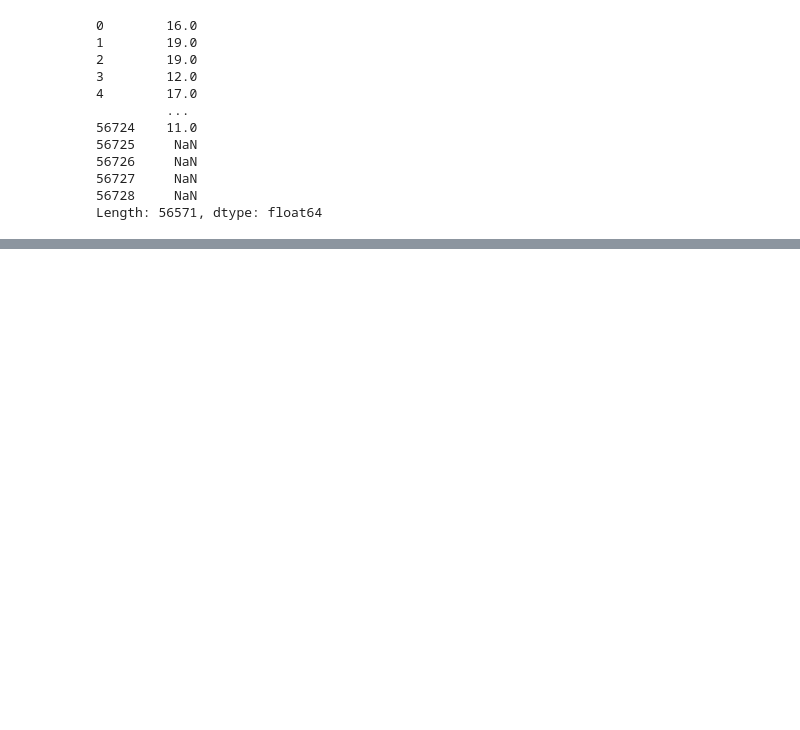
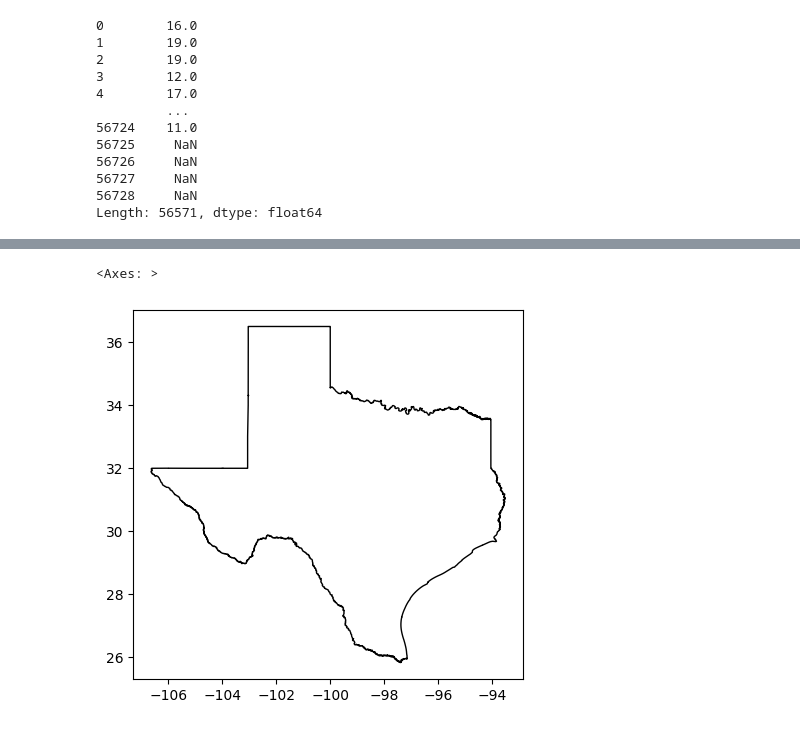
Before and after one commit to shaseevarajan/GIS-Apps-in-Engineering, a Jupyter notebook: Shaseevarajan Sivanantharajah/Assignment 4.ipynb, the cells around one changed output, grey strips where cells are left out. Cells and saved outputs as stored; diff of their text form; code cells hidden in the pictures; blank space fills up the shorter version.

```diff
--- a/Shaseevarajan Sivanantharajah/Assignment 4.ipynb
+++ b/Shaseevarajan Sivanantharajah/Assignment 4.ipynb
@@ -308,3 +396,8 @@ txdis.plot()
+# %%
+txdis.plot (edgecolor = "black", facecolor ="none")
+# %% [output]
+<Axes: >
+[figure, added]
 # %%
 bridges = gpd.GeoDataFrame(aa,crs="EPSG:4326",
                            geometry =gpd.points_from_xy(aa["LONDD"],aa["LATDD"]))
```
Also changed, not shown: parts of 33 cells of this notebook.
